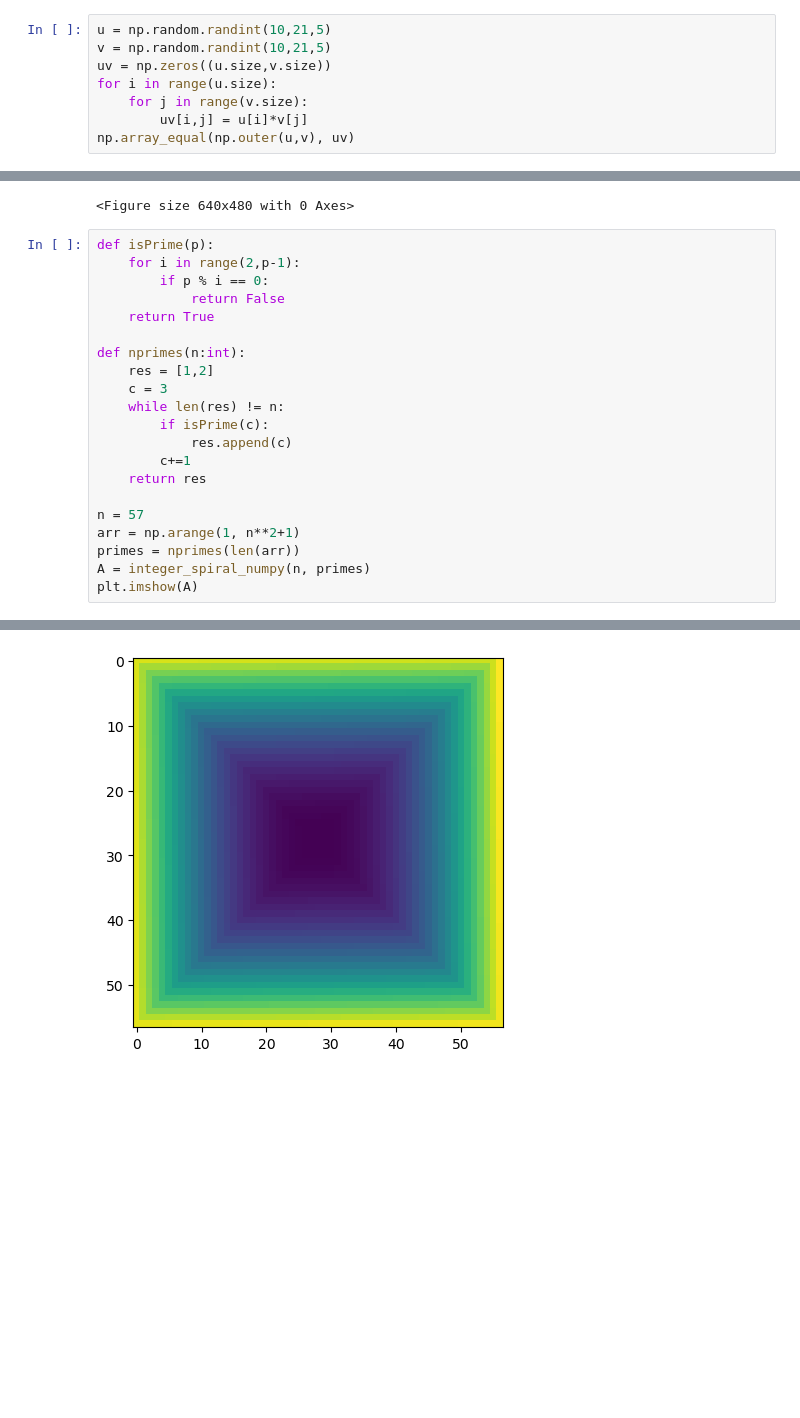
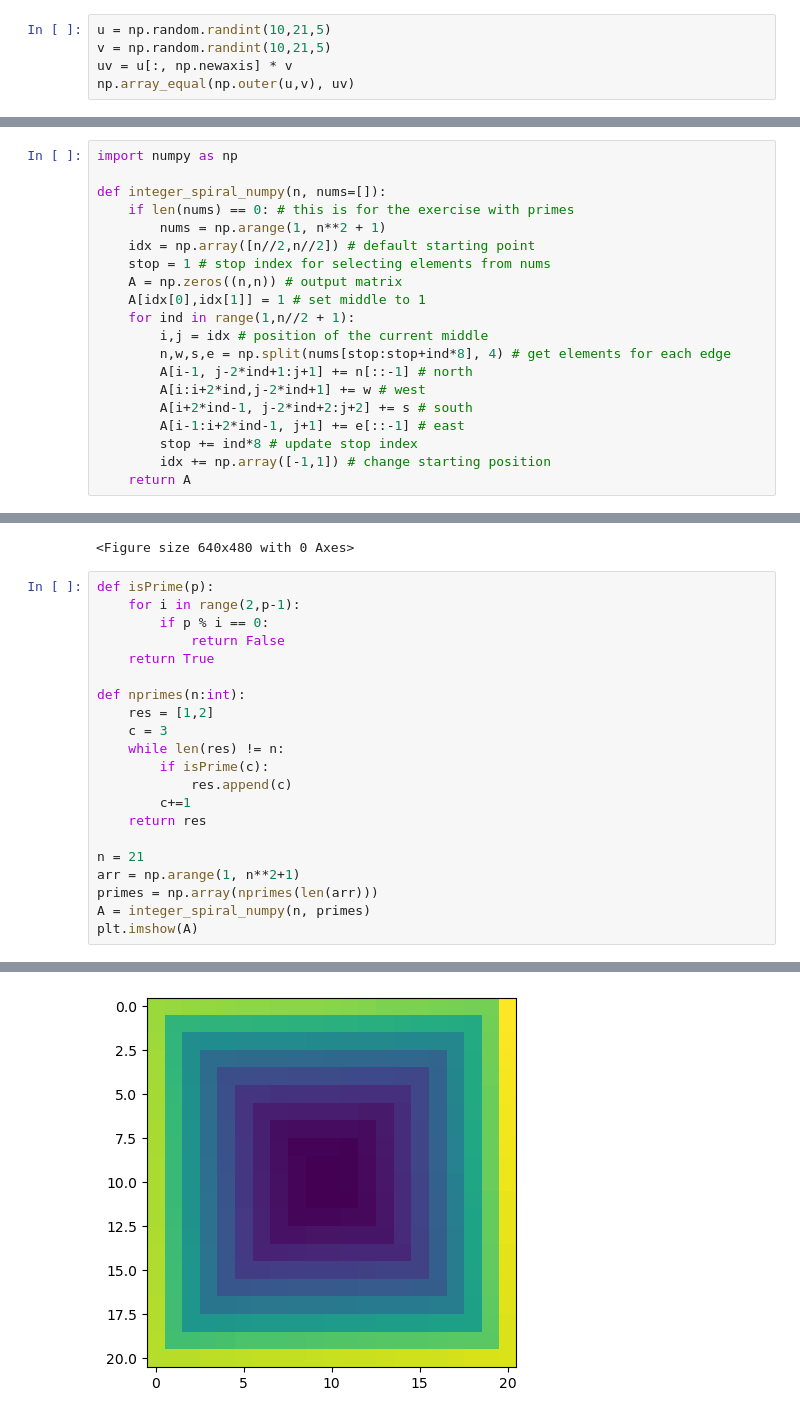
Before and after one commit to JonasKoziorek/VVP-koz0325, a Jupyter notebook: 03_ukoly.ipynb, the cells around one changed output, grey strips where cells are left out. Cells and saved outputs as stored; diff of their text form; blank space fills up the shorter version.

Commit message:
Zrychleni spiraly 03

```diff
--- a/03_ukoly.ipynb
+++ b/03_ukoly.ipynb
@@ -74,10 +74,7 @@ True
 # %%
 u = np.random.randint(10,21,5)
 v = np.random.randint(10,21,5)
-uv = np.zeros((u.size,v.size))
-for i in range(u.size):
-    for j in range(v.size):
-        uv[i,j] = u[i]*v[j]
+uv = u[:, np.newaxis] * v
 np.array_equal(np.outer(u,v), uv)
 # %% [output]
 True
@@ -189 +146,21 @@ def integer_spiral_numpy(n, arr=[]):
+# %%
+import numpy as np
+
+def integer_spiral_numpy(n, nums=[]):
+    if len(nums) == 0: # this is for the exercise with primes
+        nums = np.arange(1, n**2 + 1)
+    idx = np.array([n//2,n//2]) # default starting point
+    stop = 1 # stop index for selecting elements from nums
+    A = np.zeros((n,n)) # output matrix
+    A[idx[0],idx[1]] = 1 # set middle to 1
+    for ind in range(1,n//2 + 1):
+        i,j = idx # position of the current middle
+        n,w,s,e = np.split(nums[stop:stop+ind*8], 4) # get elements for each edge
+        A[i-1, j-2*ind+1:j+1] += n[::-1] # north
+        A[i:i+2*ind,j-2*ind+1] += w # west
+        A[i+2*ind-1, j-2*ind+2:j+2] += s # south
+        A[i-1:i+2*ind-1, j+1] += e[::-1] # east
+        stop += ind*8 # update stop index
+        idx += np.array([-1,1]) # change starting position
+    return A
 # %%
@@ -274,24 +237,24 @@ plt.figure()
 # %%
 def isPrime(p):
     for i in range(2,p-1):
         if p % i == 0:
             return False
     return True
 
 def nprimes(n:int):
     res = [1,2]
     c = 3
     while len(res) != n:
         if isPrime(c):
             res.append(c)
         c+=1
     return res
 
-n = 57
+n = 21
 arr = np.arange(1, n**2+1)
-primes = nprimes(len(arr))
+primes = np.array(nprimes(len(arr)))
 A = integer_spiral_numpy(n, primes)
 plt.imshow(A)
 # %% [output]
 <matplotlib.image.AxesImage at 0x...>
-[figure, old version]
+[figure, new version]
```
Also changed, not shown: parts of 3 cells of this notebook.
